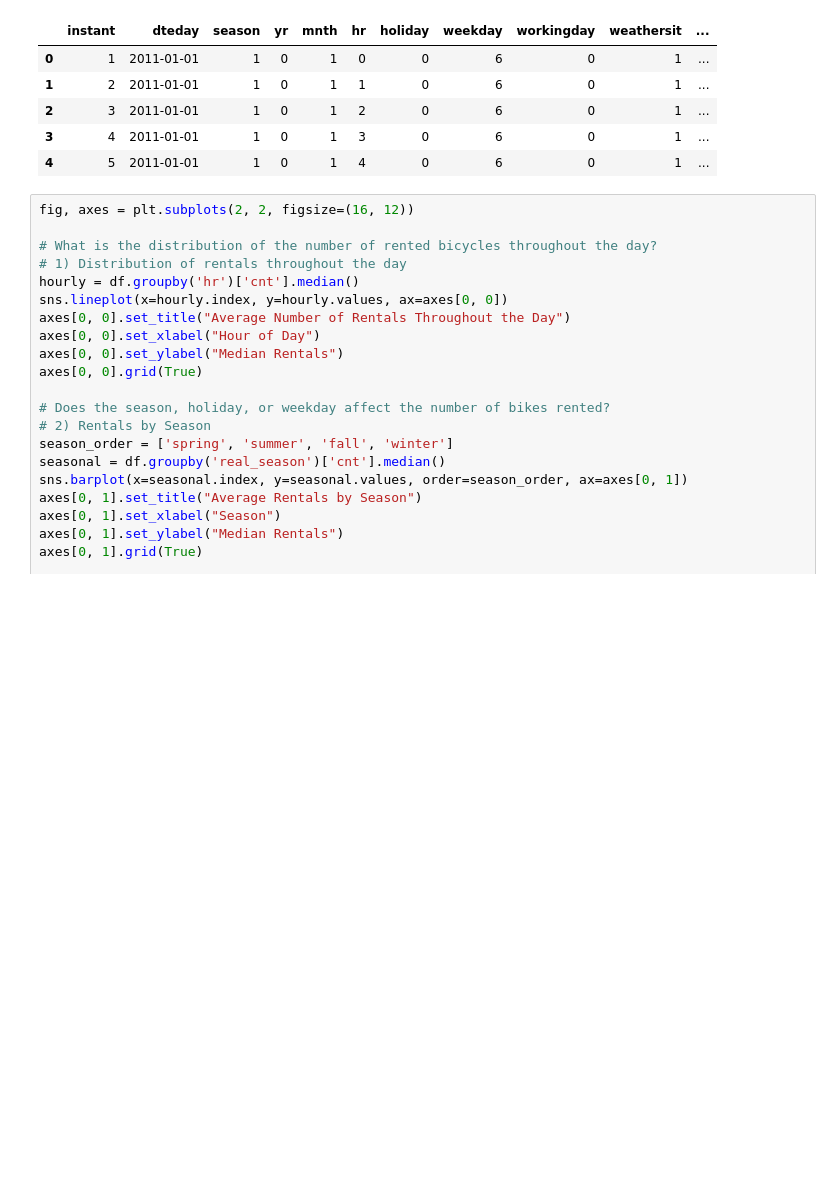
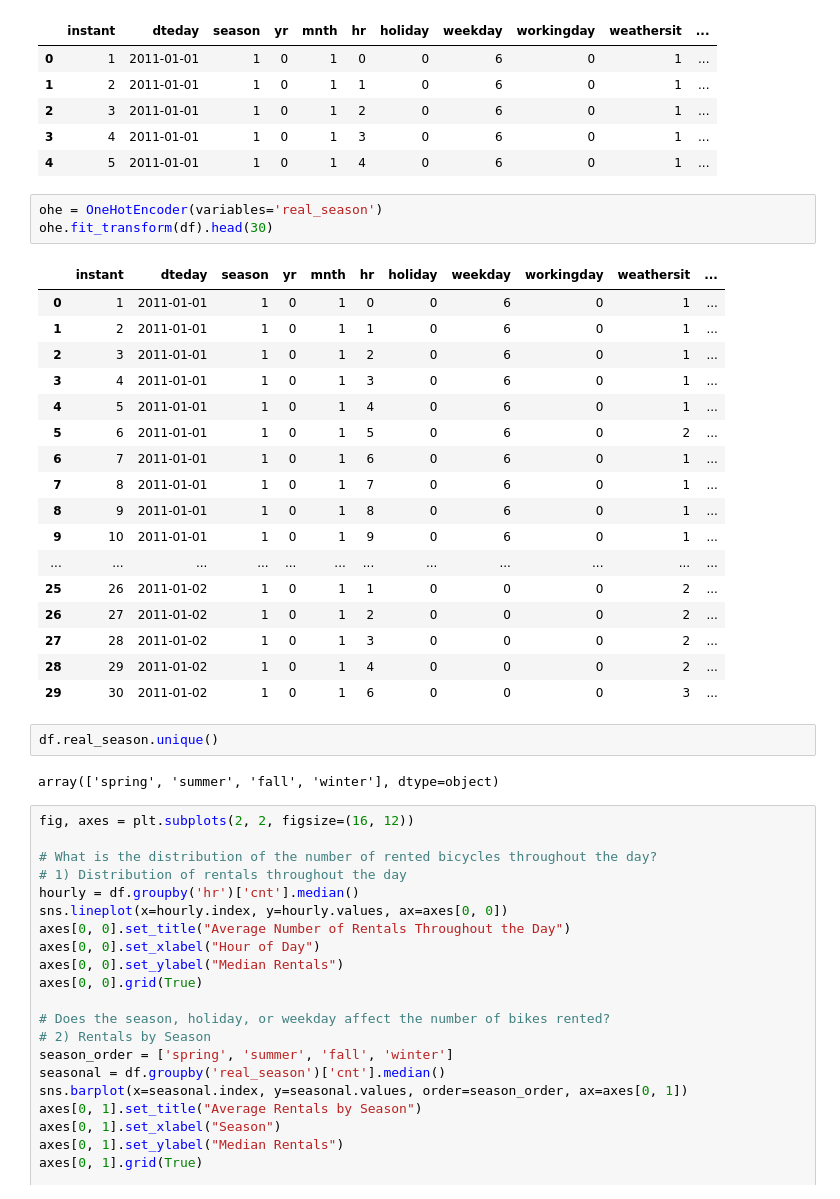
Before and after one commit to mhusam792/Bike-Sharing, a Jupyter notebook: eda.ipynb, the cells around one changed output. Cells and saved outputs as stored; diff of their text form; blank space fills up the shorter version.

```diff
--- a/eda.ipynb
+++ b/eda.ipynb
@@ -99,6 +100,31 @@ df.head()
 | 2 | 3 | 2011-01-01 | 1 | 0 | 1 | 2 | 0 | 6 | 0 | 1 | ... |
 | 3 | 4 | 2011-01-01 | 1 | 0 | 1 | 3 | 0 | 6 | 0 | 1 | ... |
 | 4 | 5 | 2011-01-01 | 1 | 0 | 1 | 4 | 0 | 6 | 0 | 1 | ... |
+# %%
+ohe = OneHotEncoder(variables='real_season')
+ohe.fit_transform(df).head(30)
+# %% [output]
+|  | instant | dteday | season | yr | mnth | hr | holiday | weekday | workingday | weathersit | ... |
+| 0 | 1 | 2011-01-01 | 1 | 0 | 1 | 0 | 0 | 6 | 0 | 1 | ... |
+| 1 | 2 | 2011-01-01 | 1 | 0 | 1 | 1 | 0 | 6 | 0 | 1 | ... |
+| 2 | 3 | 2011-01-01 | 1 | 0 | 1 | 2 | 0 | 6 | 0 | 1 | ... |
+| 3 | 4 | 2011-01-01 | 1 | 0 | 1 | 3 | 0 | 6 | 0 | 1 | ... |
+| 4 | 5 | 2011-01-01 | 1 | 0 | 1 | 4 | 0 | 6 | 0 | 1 | ... |
+| 5 | 6 | 2011-01-01 | 1 | 0 | 1 | 5 | 0 | 6 | 0 | 2 | ... |
+| 6 | 7 | 2011-01-01 | 1 | 0 | 1 | 6 | 0 | 6 | 0 | 1 | ... |
+| 7 | 8 | 2011-01-01 | 1 | 0 | 1 | 7 | 0 | 6 | 0 | 1 | ... |
+| 8 | 9 | 2011-01-01 | 1 | 0 | 1 | 8 | 0 | 6 | 0 | 1 | ... |
+| 9 | 10 | 2011-01-01 | 1 | 0 | 1 | 9 | 0 | 6 | 0 | 1 | ... |
+| ... | ... | ... | ... | ... | ... | ... | ... | ... | ... | ... | ... |
+| 25 | 26 | 2011-01-02 | 1 | 0 | 1 | 1 | 0 | 0 | 0 | 2 | ... |
+| 26 | 27 | 2011-01-02 | 1 | 0 | 1 | 2 | 0 | 0 | 0 | 2 | ... |
+| 27 | 28 | 2011-01-02 | 1 | 0 | 1 | 3 | 0 | 0 | 0 | 2 | ... |
+| 28 | 29 | 2011-01-02 | 1 | 0 | 1 | 4 | 0 | 0 | 0 | 2 | ... |
+| 29 | 30 | 2011-01-02 | 1 | 0 | 1 | 6 | 0 | 0 | 0 | 3 | ... |
+# %%
+df.real_season.unique()
+# %% [output]
+array(['spring', 'summer', 'fall', 'winter'], dtype=object)
 # %%
 fig, axes = plt.subplots(2, 2, figsize=(16, 12))
 
```
Also changed, not shown: parts of 8 cells of this notebook.
